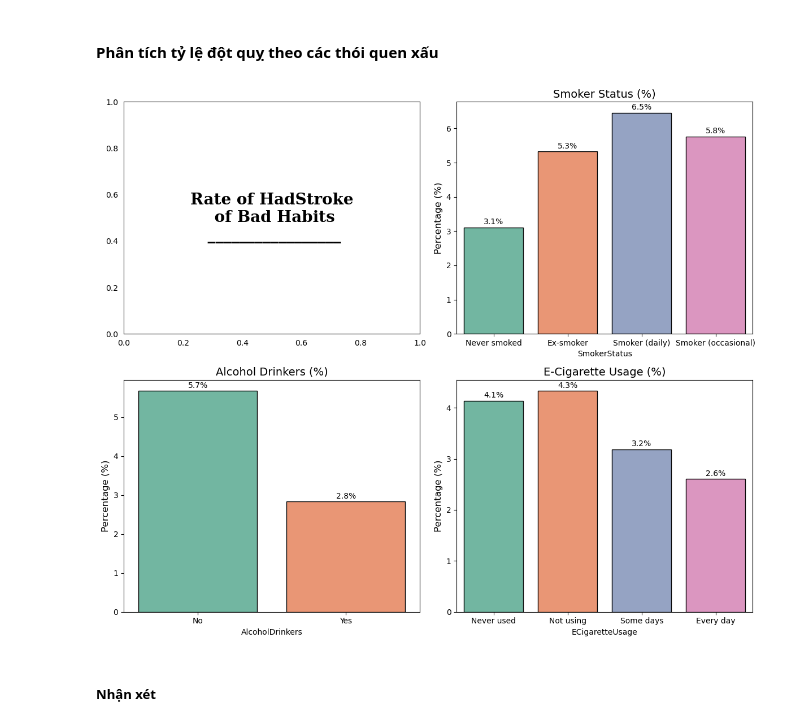
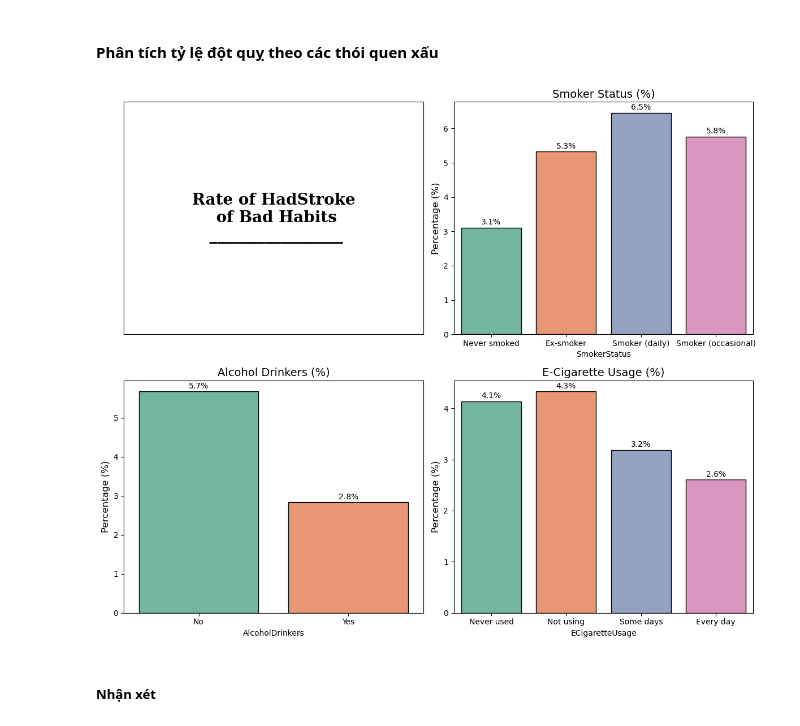
Before and after one commit to HoanggNguyen/LTKHDL_22-21, a Jupyter notebook: LTKHDL_MHoang.ipynb, the cells around one changed output. Cells and saved outputs as stored; diff of their text form; code cells hidden in the pictures.

```diff
--- a/LTKHDL_MHoang.ipynb
+++ b/LTKHDL_MHoang.ipynb
@@ -228,36 +227,38 @@ fig, axes = plt.subplots(2, 2, figsize=(12, 10))
 
 # Subplot đầu tiên để tiêu đề
 axes[0, 0].tick_params(left=False, bottom=False)
+axes[0, 0].set_xticklabels([])
+axes[0, 0].set_yticklabels([])
 axes[0, 0].text(0.5, 0.5,
                 'Rate of HadStroke\n of Bad Habits\n _________________',
                 horizontalalignment='center',
                 verticalalignment='center',
                 fontsize=20, fontweight='bold',
                 fontfamily='serif',
                 color="#000000")
 
 # Các subplot còn lại để visualize từng thói quen xấu
 for i, habit in enumerate(habits):
     row = (i + 1) // 2
     col = (i + 1) % 2
 
     # Tính tỷ lệ đột quỵ theo từng nhóm của thói quen
     habit_summary = df[df['HadStroke'] == 'Yes'][habit].value_counts()
     habit_total = df[habit].value_counts()
     habit_stroke_percentage = (habit_summary / habit_total) * 100
 
     bar_plot=sns.barplot(x=habit_stroke_percentage.index, y=habit_stroke_percentage.values,ax=axes[row,col],
             palette='Set2', hue=habit_stroke_percentage.index,legend=False,edgecolor='black')
     for container in bar_plot.containers:
         bar_plot.bar_label(container, fmt="%.1f%%", fontsize=10, padding=2)
     axes[row, col].set_ylabel('Percentage (%)', fontsize=12)
     axes[row, col].set_title(titles[i], fontsize=14)
 
 # Căn chỉnh layout
 plt.tight_layout()
 plt.show()
 # %% [output]
-[figure, old version]
+[figure, new version]
 # %% [markdown]
 ##### Nhận xét
 # %% [markdown]
```
Also changed, not shown: parts of 3 cells of this notebook, 1 other file.
